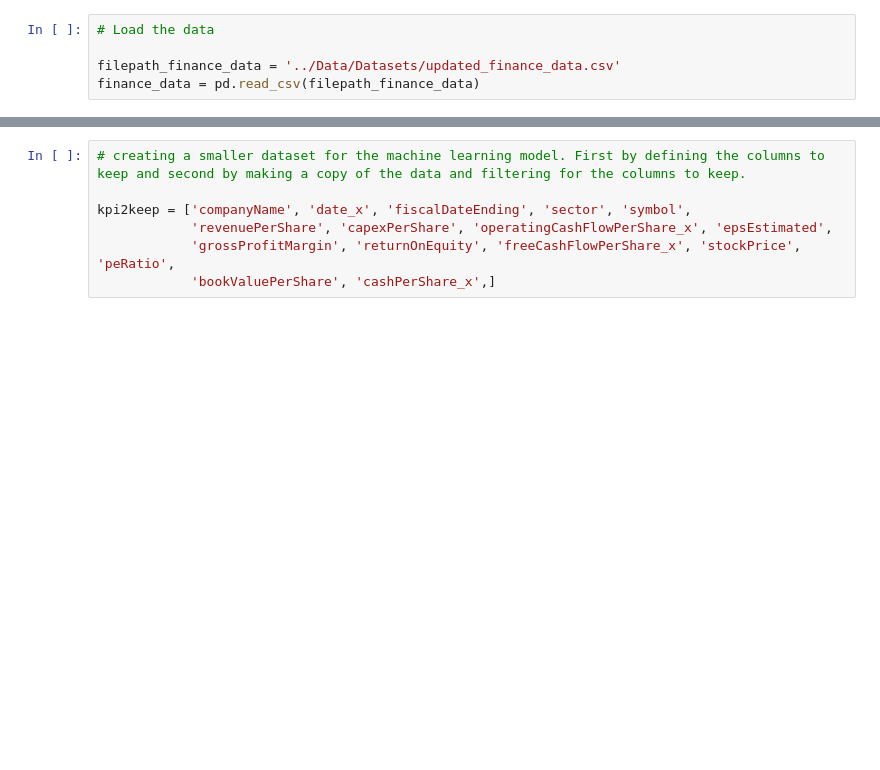
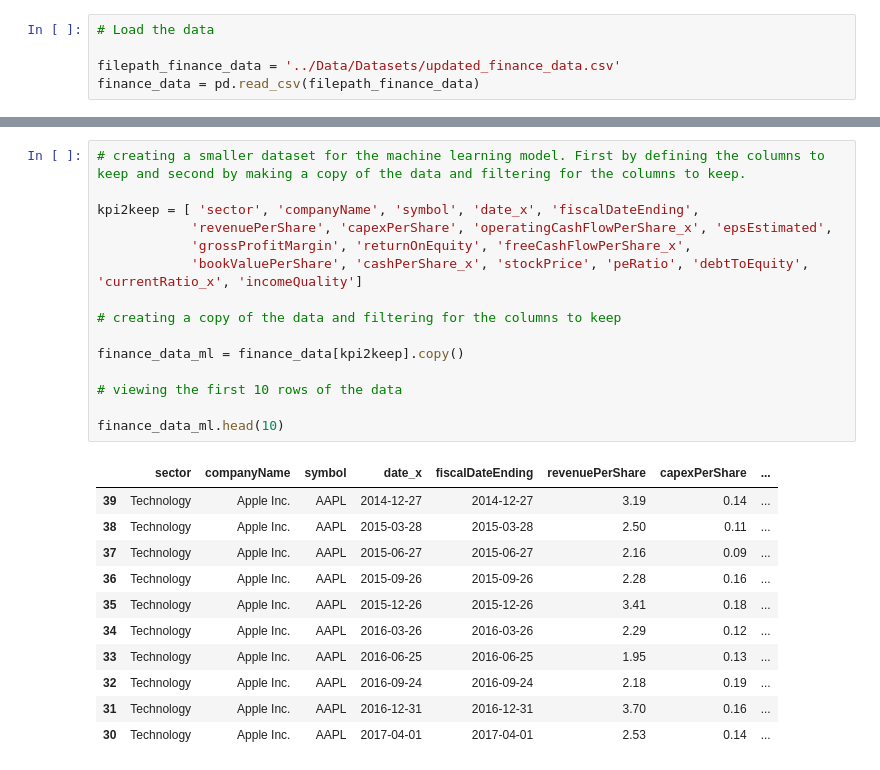
Before and after one commit to RazDwa1923/ML_Equity, a Jupyter notebook: Data Exploration & Clean Up/02 Data Set Creation for ML.ipynb, the cells around one changed output, grey strips where cells are left out. Drawn from its saved outputs; the diff is of its cells as text; blank space fills up the shorter version.

```diff
--- a/Data Exploration & Clean Up/02 Data Set Creation for ML.ipynb
+++ b/Data Exploration & Clean Up/02 Data Set Creation for ML.ipynb
@@ -36,7 +68,27 @@ finance_data.head(10)
 # %%
 # creating a smaller dataset for the machine learning model. First by defining the columns to keep and second by making a copy of the data and filtering for the columns to keep.
 
-kpi2keep = ['companyName', 'date_x', 'fiscalDateEnding', 'sector', 'symbol',
+kpi2keep = [ 'sector', 'companyName', 'symbol', 'date_x', 'fiscalDateEnding',
             'revenuePerShare', 'capexPerShare', 'operatingCashFlowPerShare_x', 'epsEstimated',
-            'grossProfitMargin', 'returnOnEquity', 'freeCashFlowPerShare_x', 'stockPrice', 'peRatio',
-            'bookValuePerShare', 'cashPerShare_x',]
+            'grossProfitMargin', 'returnOnEquity', 'freeCashFlowPerShare_x',
+            'bookValuePerShare', 'cashPerShare_x', 'stockPrice', 'peRatio', 'debtToEquity', 'currentRatio_x', 'incomeQuality']
+
+# creating a copy of the data and filtering for the columns to keep
+
+finance_data_ml = finance_data[kpi2keep].copy()
+
+# viewing the first 10 rows of the data
+
+finance_data_ml.head(10)
+# %% [output]
+|  | sector | companyName | symbol | date_x | fiscalDateEnding | revenuePerShare | capexPerShare | ... |
+| 39 | Technology | Apple Inc. | AAPL | 2014-12-27 | 2014-12-27 | 3.19 | 0.14 | ... |
+| 38 | Technology | Apple Inc. | AAPL | 2015-03-28 | 2015-03-28 | 2.50 | 0.11 | ... |
+| 37 | Technology | Apple Inc. | AAPL | 2015-06-27 | 2015-06-27 | 2.16 | 0.09 | ... |
+| 36 | Technology | Apple Inc. | AAPL | 2015-09-26 | 2015-09-26 | 2.28 | 0.16 | ... |
+| 35 | Technology | Apple Inc. | AAPL | 2015-12-26 | 2015-12-26 | 3.41 | 0.18 | ... |
+| 34 | Technology | Apple Inc. | AAPL | 2016-03-26 | 2016-03-26 | 2.29 | 0.12 | ... |
+| 33 | Technology | Apple Inc. | AAPL | 2016-06-25 | 2016-06-25 | 1.95 | 0.13 | ... |
+| 32 | Technology | Apple Inc. | AAPL | 2016-09-24 | 2016-09-24 | 2.18 | 0.19 | ... |
+| 31 | Technology | Apple Inc. | AAPL | 2016-12-31 | 2016-12-31 | 3.70 | 0.16 | ... |
+| 30 | Technology | Apple Inc. | AAPL | 2017-04-01 | 2017-04-01 | 2.53 | 0.14 | ... |
```
Also changed, not shown: parts of 7 cells of this notebook, 2 other files.
